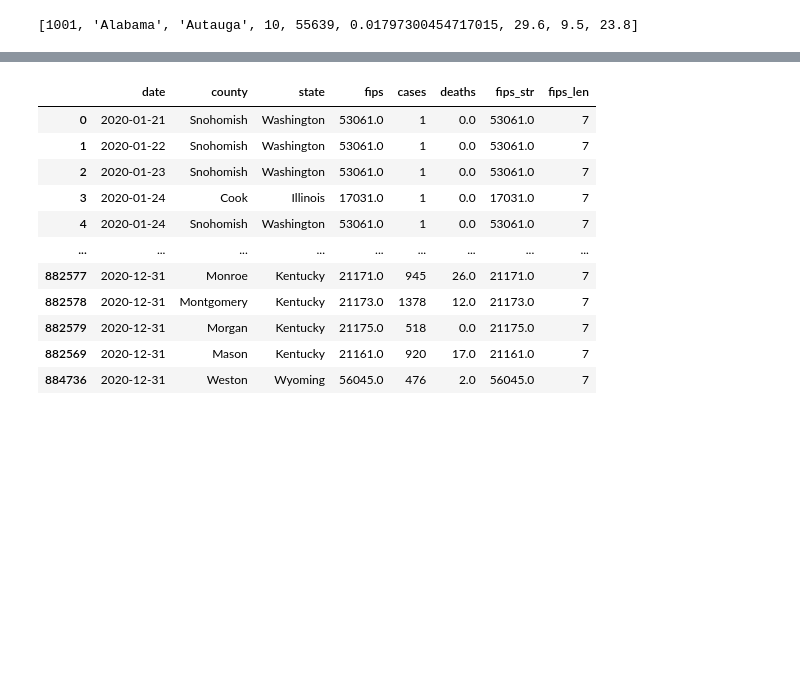
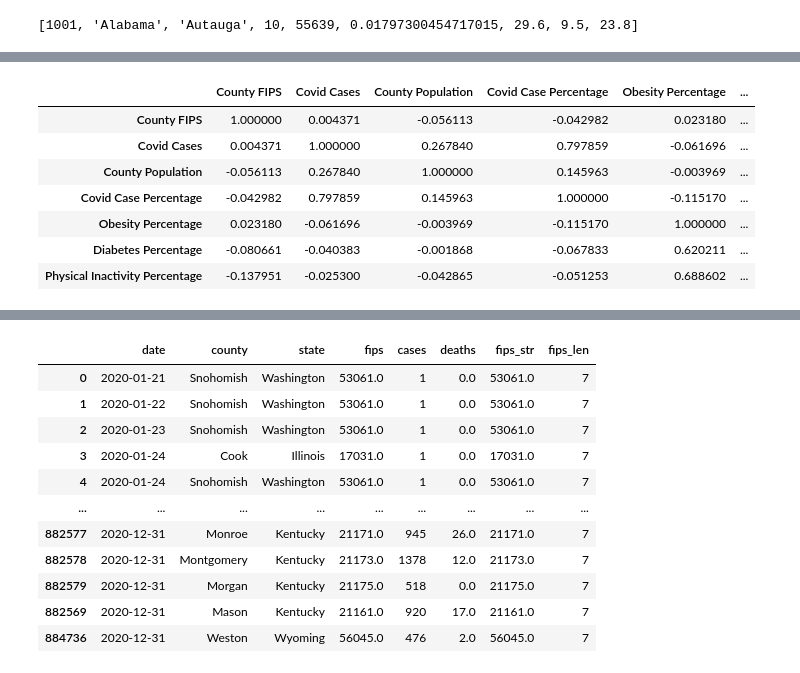
Before and after one commit to jonnyliu2014/Covid-Correlations, a Jupyter notebook: explore.ipynb, the cells around one changed output, grey strips where cells are left out. Saved outputs shown, nothing was run; the diff lists cells and outputs as text; code cells hidden in the pictures; blank space fills up the shorter version.

```diff
--- a/explore.ipynb
+++ b/explore.ipynb
@@ -197,0 +222,11 @@ print(ccdata[1001])
+# %%
+ccdf.corr(method ='pearson')
+# %% [output]
+|  | County FIPS | Covid Cases | County Population | Covid Case Percentage | Obesity Percentage | ... |
+| County FIPS | 1.000000 | 0.004371 | -0.056113 | -0.042982 | 0.023180 | ... |
+| Covid Cases | 0.004371 | 1.000000 | 0.267840 | 0.797859 | -0.061696 | ... |
+| County Population | -0.056113 | 0.267840 | 1.000000 | 0.145963 | -0.003969 | ... |
+| Covid Case Percentage | -0.042982 | 0.797859 | 0.145963 | 1.000000 | -0.115170 | ... |
+| Obesity Percentage | 0.023180 | -0.061696 | -0.003969 | -0.115170 | 1.000000 | ... |
+| Diabetes Percentage | -0.080661 | -0.040383 | -0.001868 | -0.067833 | 0.620211 | ... |
+| Physical Inactivity Percentage | -0.137951 | -0.025300 | -0.042865 | -0.051253 | 0.688602 | ... |
```
Also changed, not shown: parts of 2 cells of this notebook, 1 other file.
